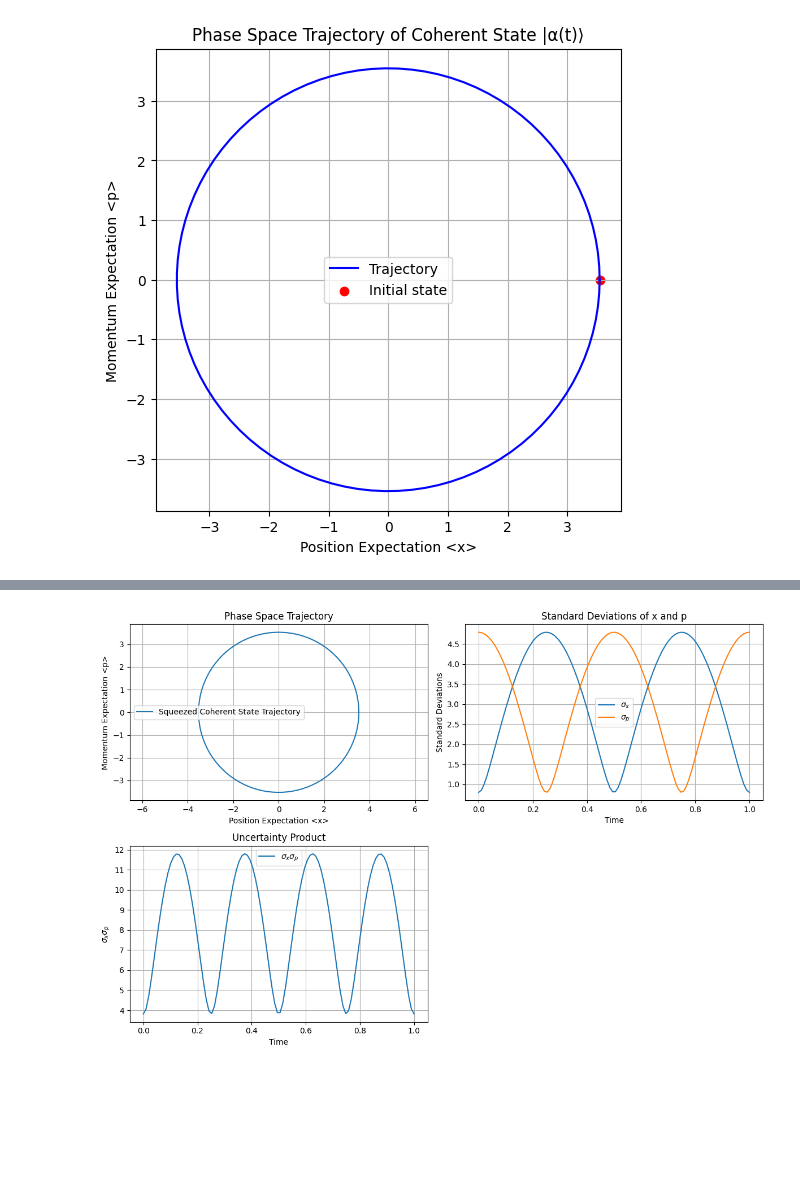
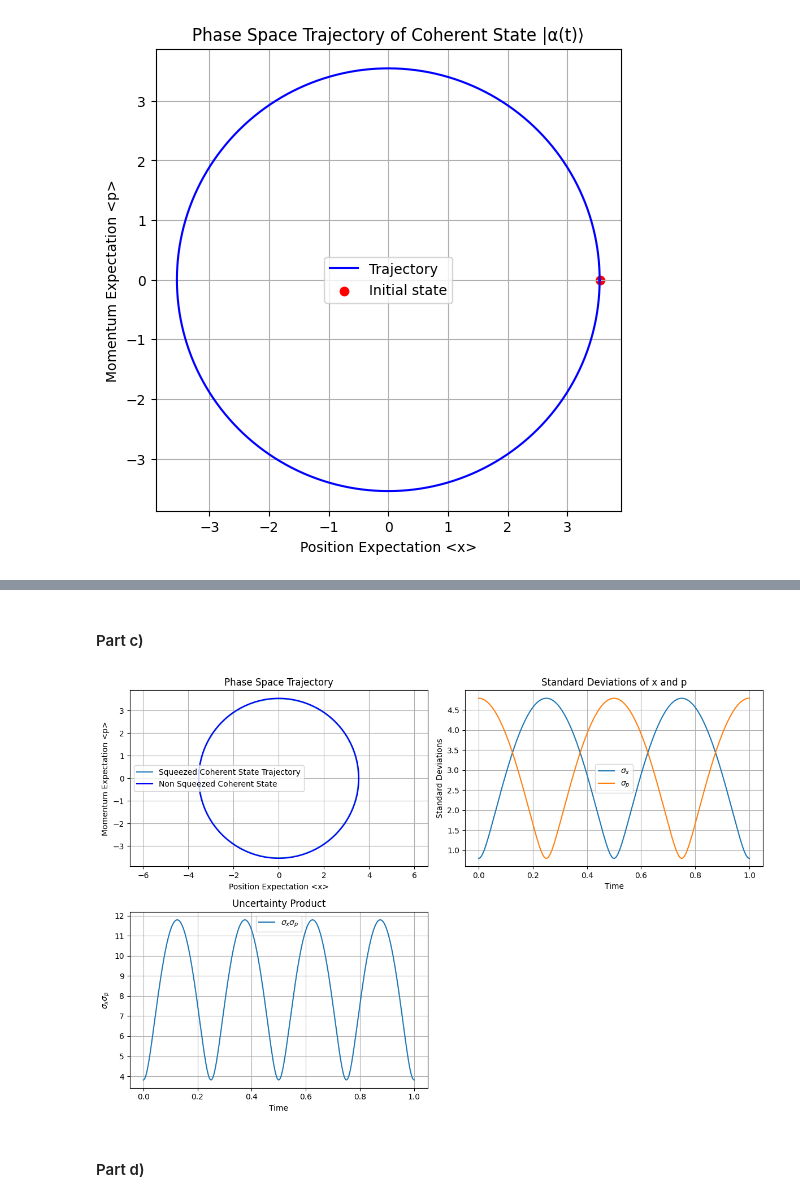
Before and after one commit to sarahstrong0/quantum-estimation, a Jupyter notebook: squeezing-qho.ipynb, the cells around one changed output, grey strips where cells are left out. Cells and saved outputs as stored; diff of their text form; code cells hidden in the pictures; blank space fills up the shorter version.

```diff
--- a/squeezing-qho.ipynb
+++ b/squeezing-qho.ipynb
@@ -20,25 +24,25 @@ a = destroy(N)
 a_dag = create(N)
 
 # Hamiltonian H_0 = ħω(a†a + 1/2)
-H_0 = hbar * omega * (a_dag * a + 1/2)
+H_0 = hbar * omega * (a.dag() * a + 1/2)
 
 # coherent state |α⟩ with α = 1
 alpha = 1
-coherent_state = displace(N, alpha) * basis(N, 0)
 
-# Time evolution operator U(t) function
+coherent_state = (displace(N, alpha) * basis(N, 0))
+
+# time evolution operator U(t) function
 def time_evolution_operator(t):
     return (-1j * H_0 * t / hbar).expm()
 
-# Period of the oscillator T = 2π/ω
 T = 2 * np.pi / omega
-times = np.linspace(0, T, 100)
+times = np.linspace(0, T, 1000)
 
 # calculate the time-evolved states |α(t)⟩ = U(t)|α⟩
 alpha_t_states = [time_evolution_operator(t) * coherent_state for t in times]
 
-x = (np.sqrt(hbar / 2 * m * omega))  * (a + a_dag) # position operator
-p = (1j * np.sqrt(m * hbar * omega / 2)) * (a_dag - a)  # momentum operator
+x = (np.sqrt(hbar / 2 * m * omega))  * (a + a.dag()) # position operator
+p = (1j * np.sqrt(m * hbar * omega / 2)) * (a.dag() - a)  # momentum operator
 
 x_expectation_values = [expect(x, state) for state in alpha_t_states]
 p_expectation_values = [expect(p, state) for state in alpha_t_states]
@@ -102,3 +101,5 @@ plt.show()
+# %% [markdown]
+#### Part c)
 # %%
 r = 1  # Squeeze parameter r
 z = r  # QuTiP uses z for the squeeze parameter r
@@ -108,53 +109,57 @@ squeezed_coherent_state = displace(N, alpha) * squeezed_vacuum
 
 squeezed_alpha_t_states = [time_evolution_operator(t) * squeezed_coherent_state for t in times]
 
-# calculate standard deviation
-def standard_deviation(op, states):
-    return np.sqrt(np.array([expect(op**2, state) - expect(op, state)**2 for state in states]))
+squeezed_x_expect = np.array([expect(x, squeezed_coherent_state) for squeezed_coherent_state in squeezed_alpha_t_states])
+squeezed_x2_expect = np.array([expect(x**2, squeezed_coherent_state) for squeezed_coherent_state in squeezed_alpha_t_states])
 
-# Calculate standard deviations for x and p
-sigma_x_squeezed = standard_deviation(x, squeezed_alpha_t_states)
-sigma_p_squeezed = standard_deviation(p, squeezed_alpha_t_states)
+squeezed_p_expect = np.array([expect(p, squeezed_coherent_state) for squeezed_coherent_state in squeezed_alpha_t_states])
+squeezed_p2_expect = np.array([expect(p**2, squeezed_coherent_state) for squeezed_coherent_state in squeezed_alpha_t_states])
 
-# Calculate the product of standard deviations
-sigma_xp_squeezed = sigma_x_squeezed * sigma_p_squeezed
+# calculate standard deviations
+squeezed_sigma_x = np.sqrt(squeezed_x2_expect - squeezed_x_expect**2)
+squeezed_sigma_p = np.sqrt(squeezed_p2_expect - squeezed_p_expect**2)
+squeezed_sigma_xp = squeezed_sigma_x * squeezed_sigma_p
 
 # Plotting
 plt.figure(figsize=(12, 8))
 
 # expectation values in the phase space
 plt.subplot(2, 2, 1)
 plt.plot(expect(x, squeezed_alpha_t_states), expect(p, squeezed_alpha_t_states), label='Squeezed Coherent State Trajectory')
+plt.plot(x_expectation_values, p_expectation_values, 'b-', label='Non Squeezed Coherent State')
+
 plt.xlabel('Position Expectation <x>')
 plt.ylabel('Momentum Expectation <p>')
 plt.title('Phase Space Trajectory')
 plt.legend()
 plt.axis('equal')
 plt.grid(True)
 
 # standard deviations of x and p
 plt.subplot(2, 2, 2)
-plt.plot(times, sigma_x_squeezed, label=r'$\sigma_x$')
-plt.plot(times, sigma_p_squeezed, label=r'$\sigma_p$')
+plt.plot(times, squeezed_sigma_x, label=r'$\sigma_x$')
+plt.plot(times, squeezed_sigma_p, label=r'$\sigma_p$')
 plt.xlabel('Time')
 plt.ylabel('Standard Deviations')
 plt.title('Standard Deviations of x and p')
 plt.legend()
 plt.grid(True)
 
 # product of standard deviations
 plt.subplot(2, 2, 3)
-plt.plot(times, sigma_xp_squeezed, label=r'$\sigma_x \sigma_p$')
+plt.plot(times, squeezed_sigma_xp, label=r'$\sigma_x \sigma_p$')
 plt.xlabel('Time')
 plt.ylabel(r'$\sigma_x \sigma_p$')
 plt.title('Uncertainty Product')
 plt.legend()
 plt.grid(True)
 
 plt.tight_layout()
 plt.show()
 # %% [output]
-[figure, old version]
+[figure, new version]
+# %% [markdown]
+#### Part d)
 # %%
 beta1 = 1
 beta2 = 1
```
Also changed, not shown: parts of 7 cells of this notebook, 2 other files.
